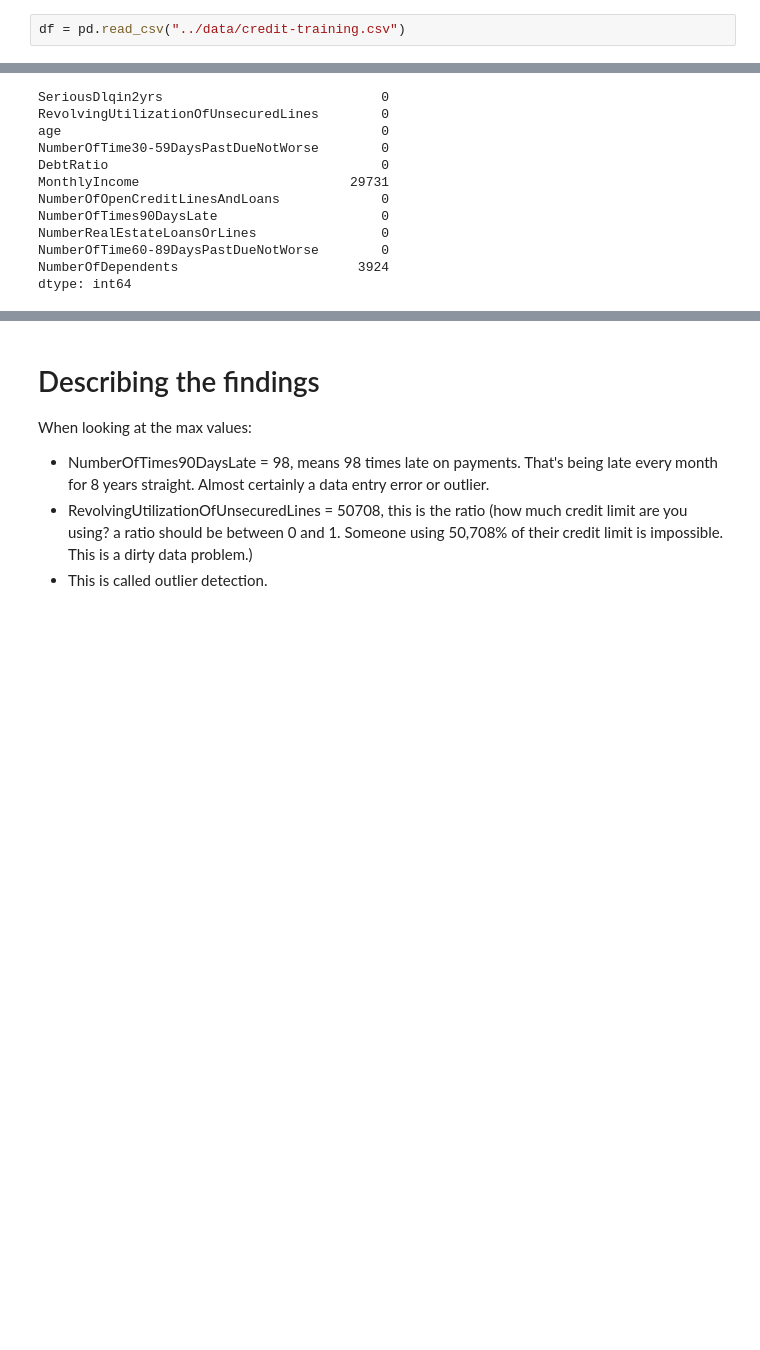
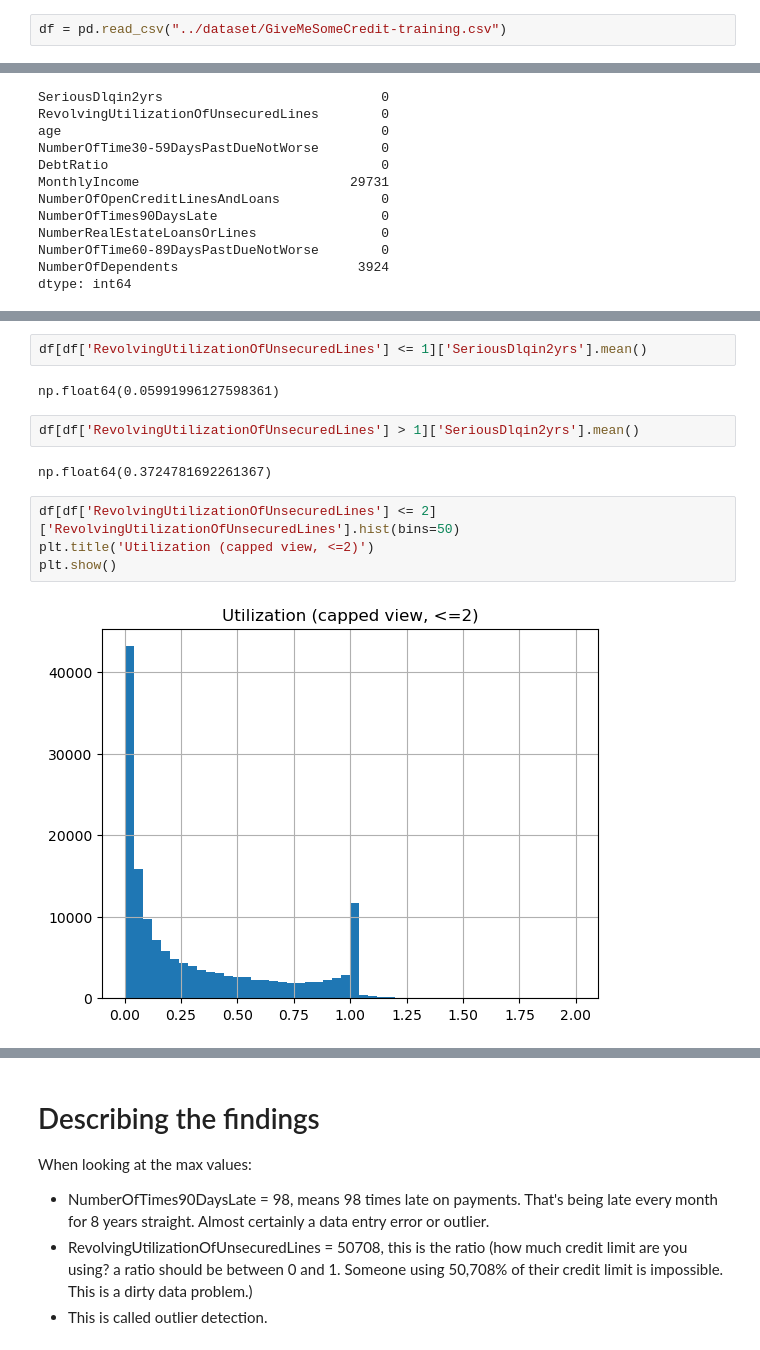
Before and after one commit to nb-acharya/credit-risk-analysis, a Jupyter notebook: notebooks/01_EDA.ipynb, the cells around one changed output, grey strips where cells are left out. Drawn from its saved outputs; the diff is of its cells as text; blank space fills up the shorter version.

Commit message:
EDA on RevolvingUtilizationofUnsecuredLines

```diff
--- a/notebooks/01_EDA.ipynb
+++ b/notebooks/01_EDA.ipynb
@@ -9,5 +12,5 @@ import pandas as pd
 # %%
-df = pd.read_csv("../data/credit-training.csv")
+df = pd.read_csv("../dataset/GiveMeSomeCredit-training.csv")
 # %%
 df.shape
 # %% [output]
@@ -113,0 +156,14 @@ df.describe()
+# %%
+df[df['RevolvingUtilizationOfUnsecuredLines'] <= 1]['SeriousDlqin2yrs'].mean()
+# %% [output]
+np.float64(0.05991996127598361)
+# %%
+df[df['RevolvingUtilizationOfUnsecuredLines'] > 1]['SeriousDlqin2yrs'].mean()
+# %% [output]
+np.float64(0.3724781692261367)
+# %%
+df[df['RevolvingUtilizationOfUnsecuredLines'] <= 2]['RevolvingUtilizationOfUnsecuredLines'].hist(bins=50)
+plt.title('Utilization (capped view, <=2)')
+plt.show()
+# %% [output]
+[figure, added]
```
Also changed, not shown: parts of 9 cells of this notebook, 2 other files.
